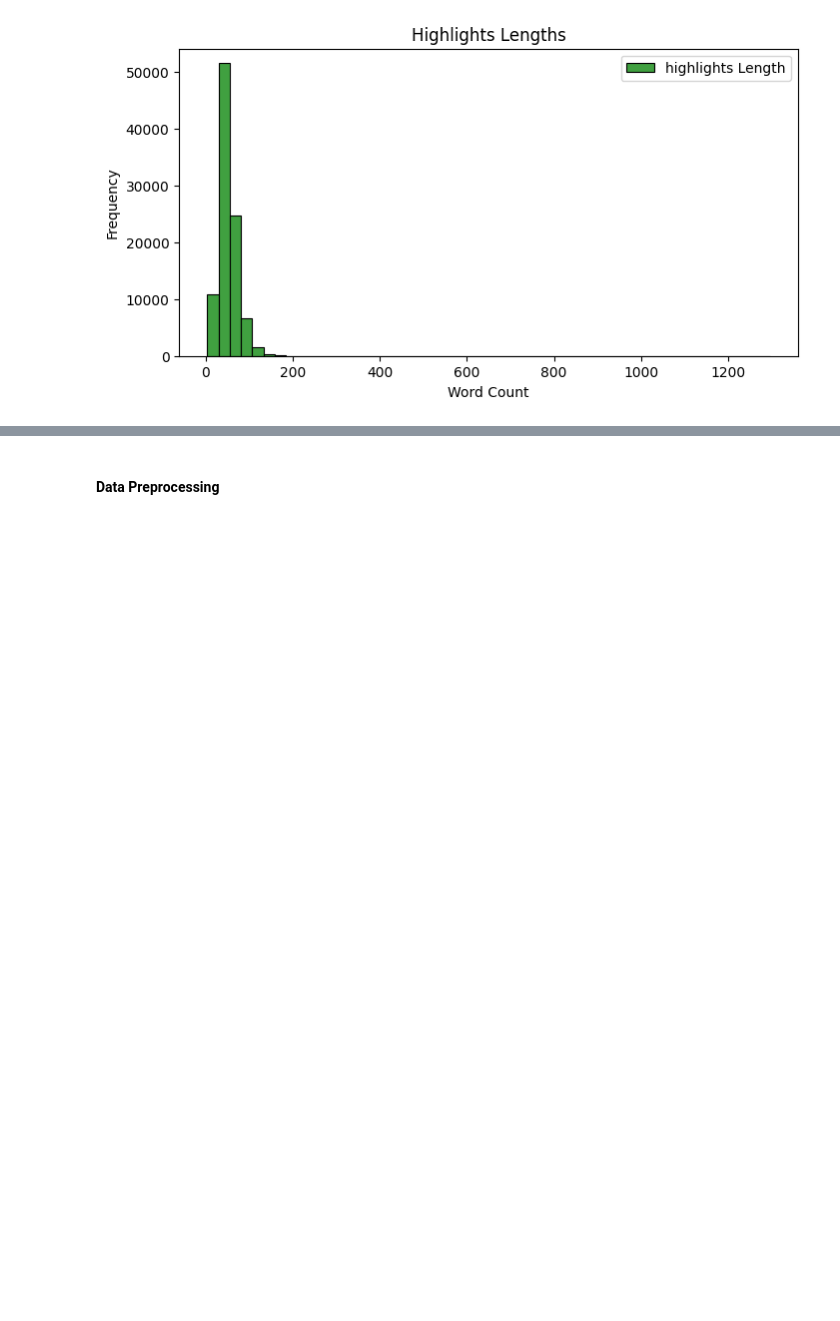
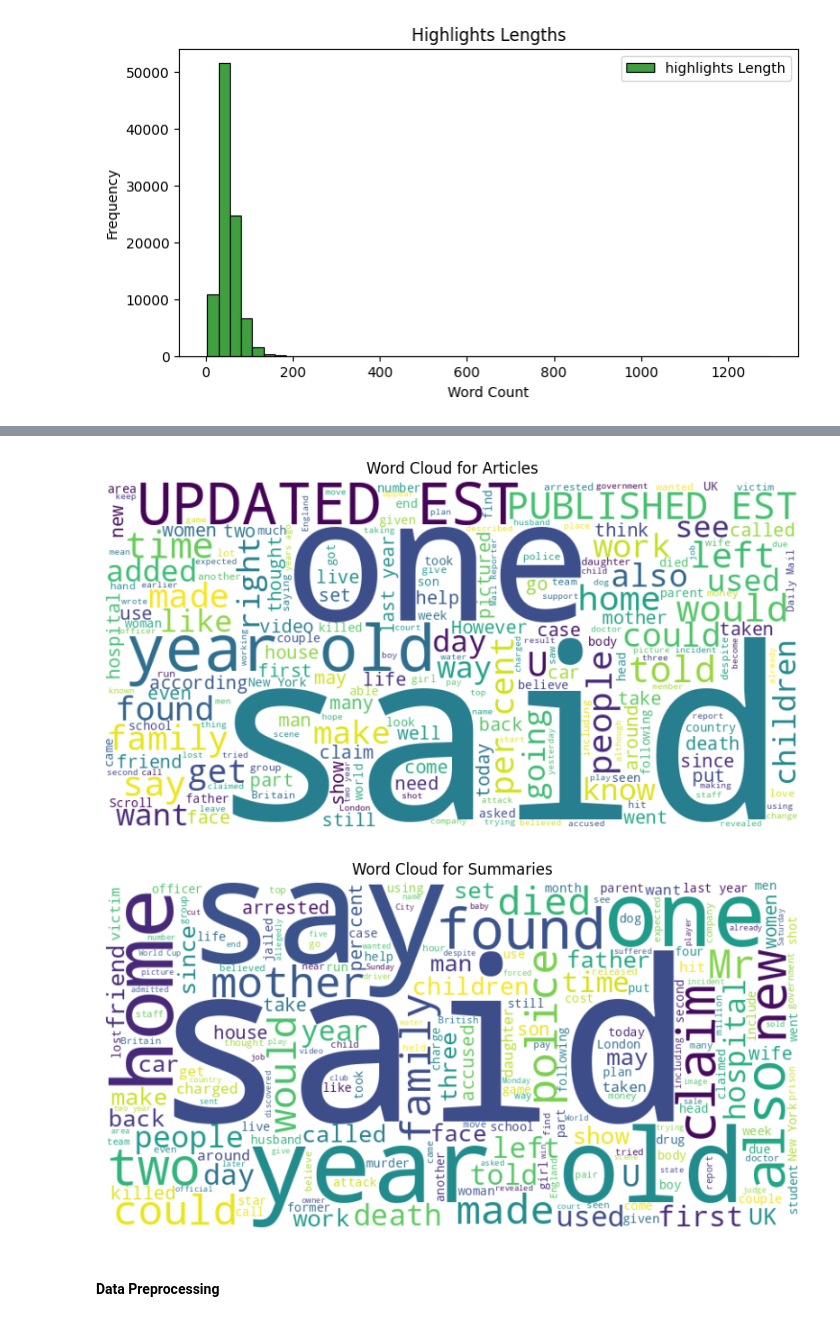
Before and after one commit to SHARONZACHARIA/DS-Project_BERT_NLP, a Jupyter notebook: text_summarization_project/notebooks/Text_Summerisation_Classical_Transformers.ipynb, the cells around one changed output, grey strips where cells are left out. Drawn from its saved outputs; the diff is of its cells as text; code cells hidden in the pictures; blank space fills up the shorter version.

```diff
--- a/text_summarization_project/notebooks/Text_Summerisation_Classical_Transformers.ipynb
+++ b/text_summarization_project/notebooks/Text_Summerisation_Classical_Transformers.ipynb
@@ -107,7 +110,7 @@ stop_words = set(stopwords.words('english'))
 #     plt.show()
 
 # Plot word clouds
-# plot_wordcloud(train_data['article'], 'Word Cloud for Articles')
-# plot_wordcloud(train_data['highlights'], 'Word Cloud for Summaries')
+plot_wordcloud(train_data['article'], 'Word Cloud for Articles')
+plot_wordcloud(train_data['highlights'], 'Word Cloud for Summaries')
 # %% [output]
 [nltk_data] Downloading package stopwords to /root/nltk_data...
@@ -115,3 +118,5 @@ stop_words = set(stopwords.words('english'))
+[figure, added]
+[figure, added]
 # %% [markdown]
 #### **Data Preprocessing**
 # %%
```
Also changed, not shown: parts of 6 cells of this notebook, 3 other files.
